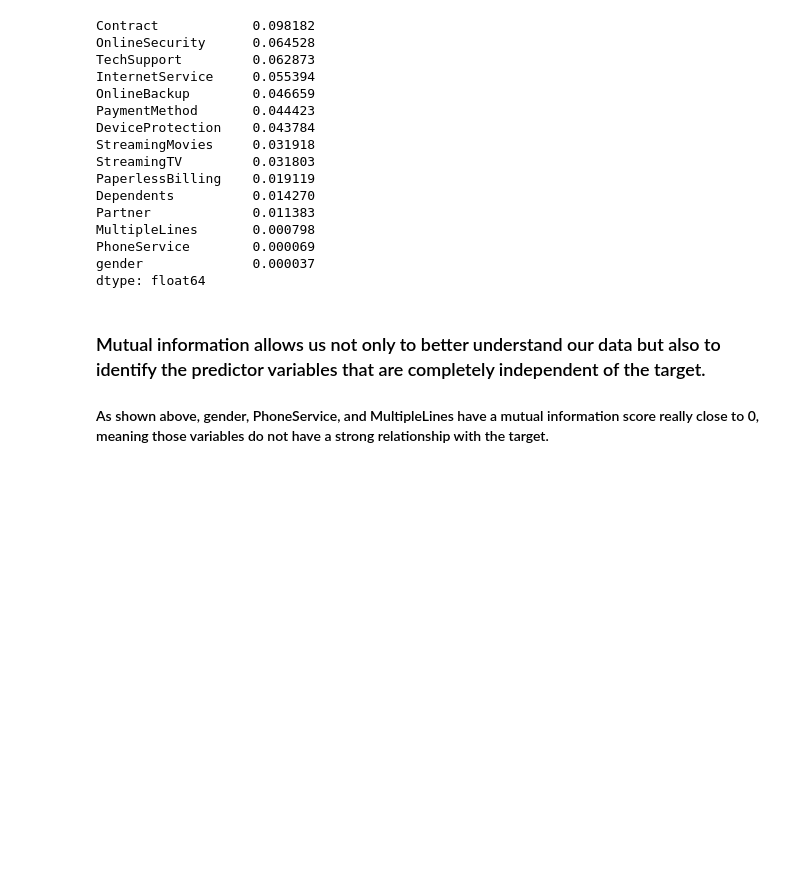
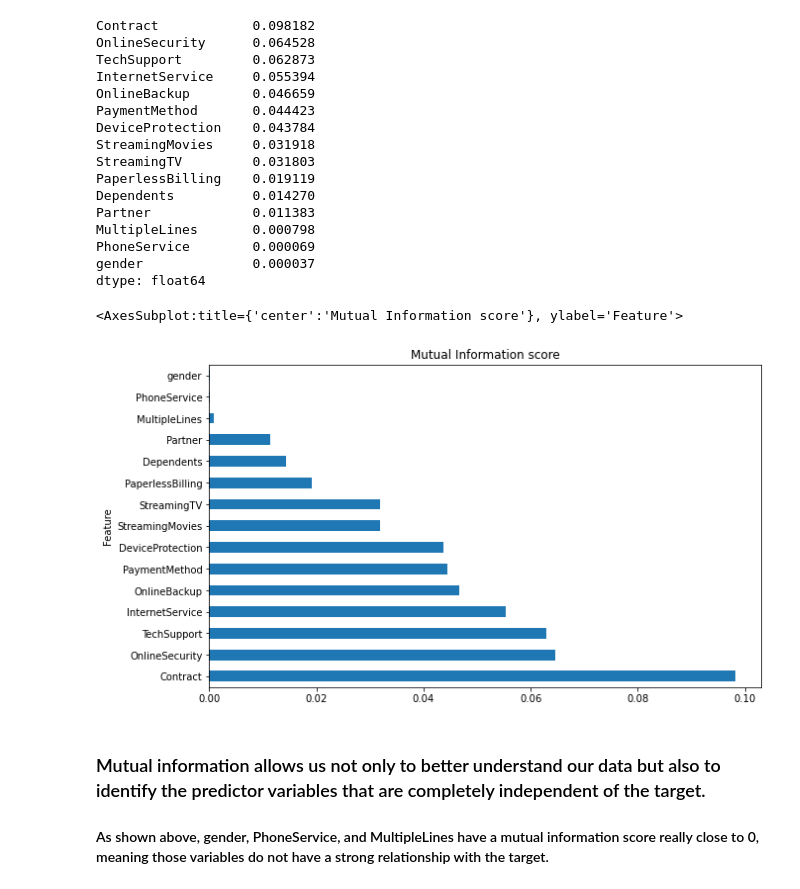
Before and after one commit to Prakul-github/Machine-Learning, a Jupyter notebook: Capstone_Project/Capstone_Project_Predict_customerChurn.ipynb, the cells around one changed output. Saved outputs shown, nothing was run; the diff lists cells and outputs as text; code cells hidden in the pictures; blank space fills up the shorter version.

```diff
--- a/Capstone_Project/Capstone_Project_Predict_customerChurn.ipynb
+++ b/Capstone_Project/Capstone_Project_Predict_customerChurn.ipynb
@@ -367,6 +367,12 @@ MultipleLines       0.000798
 PhoneService        0.000069
 gender              0.000037
 dtype: float64
+# %%
+#plt.rcParams["figure.figsize"] = [10,6]
+feature_importance.plot(kind="barh", xlabel="Feature", ylabel="Mutual Information", title="Mutual Information score", figsize=(10,6))
+# %% [output]
+<AxesSubplot:title={'center':'Mutual Information score'}, ylabel='Feature'>
+[figure, added]
 # %% [markdown]
 ### Mutual information allows us not only to better understand our data but also to identify the predictor variables that are completely independent of the target.
 
```
Also changed, not shown: parts of 9 cells of this notebook, 1 other file.
